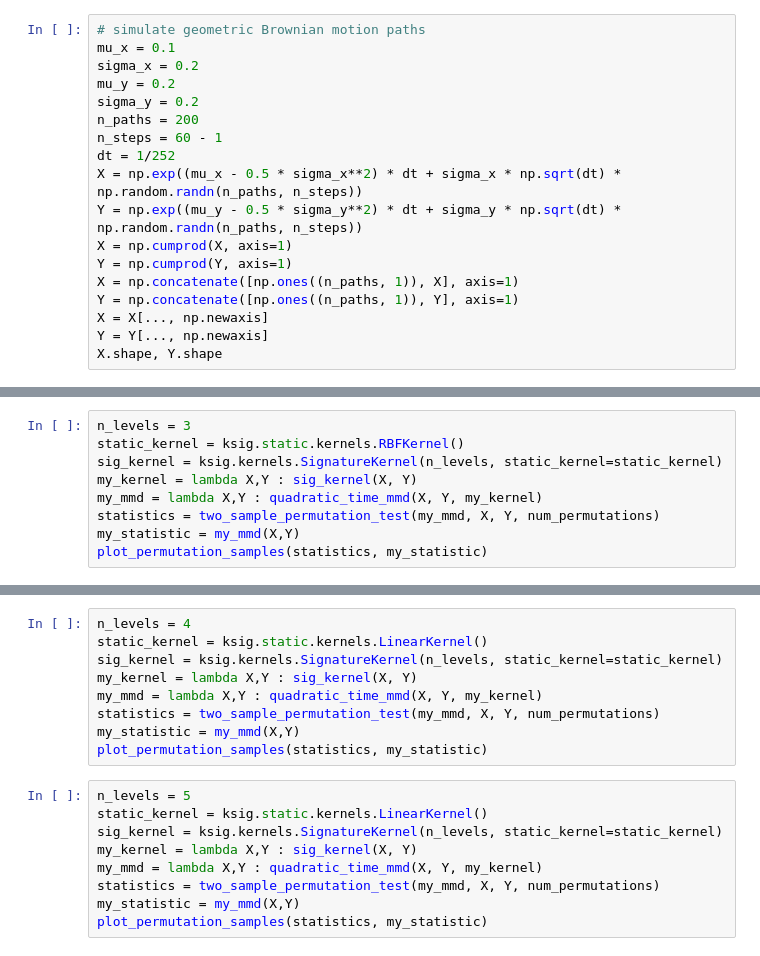
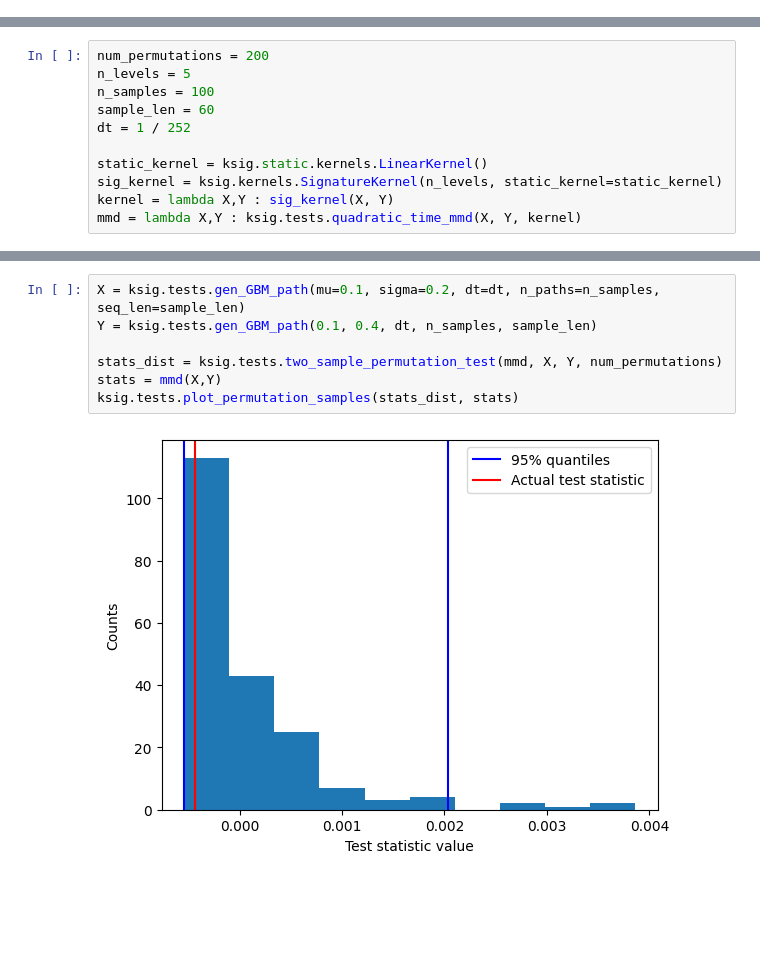
Before and after one commit to luchungi/ds3_kernel_testing, a Jupyter notebook: ksig_sample_test.ipynb, the cells around one changed output, grey strips where cells are left out. Drawn from its saved outputs; the diff is of its cells as text; blank space fills up the shorter version.

Commit message:
Move testing and data gen funcs to tests.py

```diff
--- a/ksig_sample_test.ipynb
+++ b/ksig_sample_test.ipynb
@@ -38,18 +6,0 @@ import ksig
-# %%
-# simulate geometric Brownian motion paths
-mu_x = 0.1
-sigma_x = 0.2
-mu_y = 0.2
-sigma_y = 0.2
-n_paths = 200
-n_steps = 60 - 1
-dt = 1/252
-X = np.exp((mu_x - 0.5 * sigma_x**2) * dt + sigma_x * np.sqrt(dt) * np.random.randn(n_paths, n_steps))
-Y = np.exp((mu_y - 0.5 * sigma_y**2) * dt + sigma_y * np.sqrt(dt) * np.random.randn(n_paths, n_steps))
-X = np.cumprod(X, axis=1)
-Y = np.cumprod(Y, axis=1)
-X = np.concatenate([np.ones((n_paths, 1)), X], axis=1)
-Y = np.concatenate([np.ones((n_paths, 1)), Y], axis=1)
-X = X[..., np.newaxis]
-Y = Y[..., np.newaxis]
-X.shape, Y.shape
@@ -119,9 +7,11 @@ num_permutations = 200
 # %%
-n_levels = 3
-static_kernel = ksig.static.kernels.RBFKernel()
+num_permutations = 200
+n_levels = 5
+n_samples = 100
+sample_len = 60
+dt = 1 / 252
+
+static_kernel = ksig.static.kernels.LinearKernel()
 sig_kernel = ksig.kernels.SignatureKernel(n_levels, static_kernel=static_kernel)
-my_kernel = lambda X,Y : sig_kernel(X, Y)
-my_mmd = lambda X,Y : quadratic_time_mmd(X, Y, my_kernel)
-statistics = two_sample_permutation_test(my_mmd, X, Y, num_permutations)
-my_statistic = my_mmd(X,Y)
-plot_permutation_samples(statistics, my_statistic)
+kernel = lambda X,Y : sig_kernel(X, Y)
+mmd = lambda X,Y : ksig.tests.quadratic_time_mmd(X, Y, kernel)
@@ -155,18 +18,9 @@ plot_permutation_samples(statistics, my_statistic)
-# %%
-n_levels = 4
-static_kernel = ksig.static.kernels.LinearKernel()
-sig_kernel = ksig.kernels.SignatureKernel(n_levels, static_kernel=static_kernel)
-my_kernel = lambda X,Y : sig_kernel(X, Y)
-my_mmd = lambda X,Y : quadratic_time_mmd(X, Y, my_kernel)
-statistics = two_sample_permutation_test(my_mmd, X, Y, num_permutations)
-my_statistic = my_mmd(X,Y)
-plot_permutation_samples(statistics, my_statistic)
-# %%
-n_levels = 5
-static_kernel = ksig.static.kernels.LinearKernel()
-sig_kernel = ksig.kernels.SignatureKernel(n_levels, static_kernel=static_kernel)
-my_kernel = lambda X,Y : sig_kernel(X, Y)
-my_mmd = lambda X,Y : quadratic_time_mmd(X, Y, my_kernel)
-statistics = two_sample_permutation_test(my_mmd, X, Y, num_permutations)
-my_statistic = my_mmd(X,Y)
-plot_permutation_samples(statistics, my_statistic)
+# %%
+X = ksig.tests.gen_GBM_path(mu=0.1, sigma=0.2, dt=dt, n_paths=n_samples, seq_len=sample_len)
+Y = ksig.tests.gen_GBM_path(0.1, 0.4, dt, n_samples, sample_len)
+
+stats_dist = ksig.tests.two_sample_permutation_test(mmd, X, Y, num_permutations)
+stats = mmd(X,Y)
+ksig.tests.plot_permutation_samples(stats_dist, stats)
+# %% [output]
+[figure, added]
```
Also changed, not shown: parts of 11 cells of this notebook, 2 other files.
